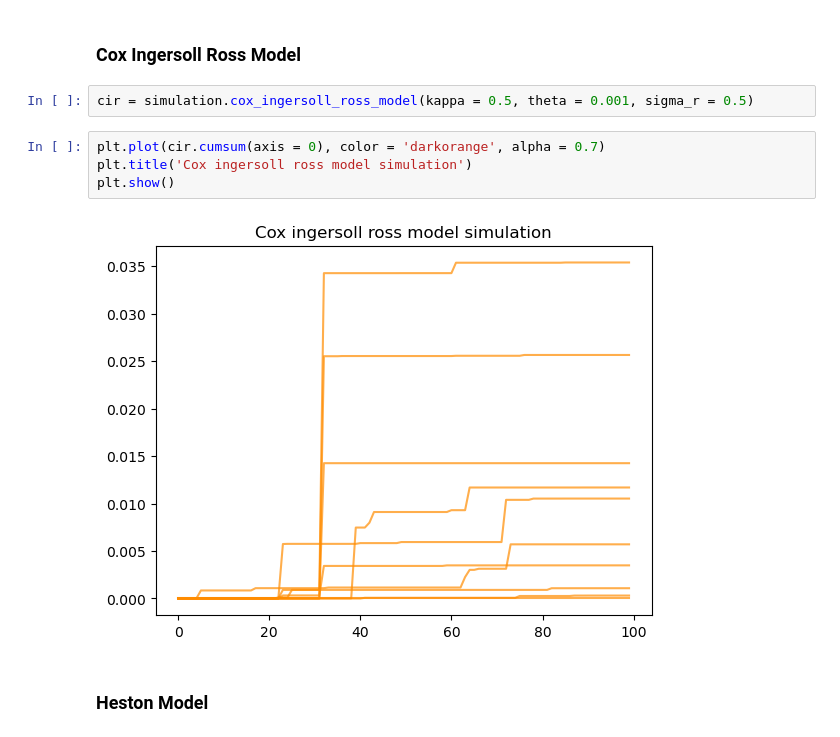
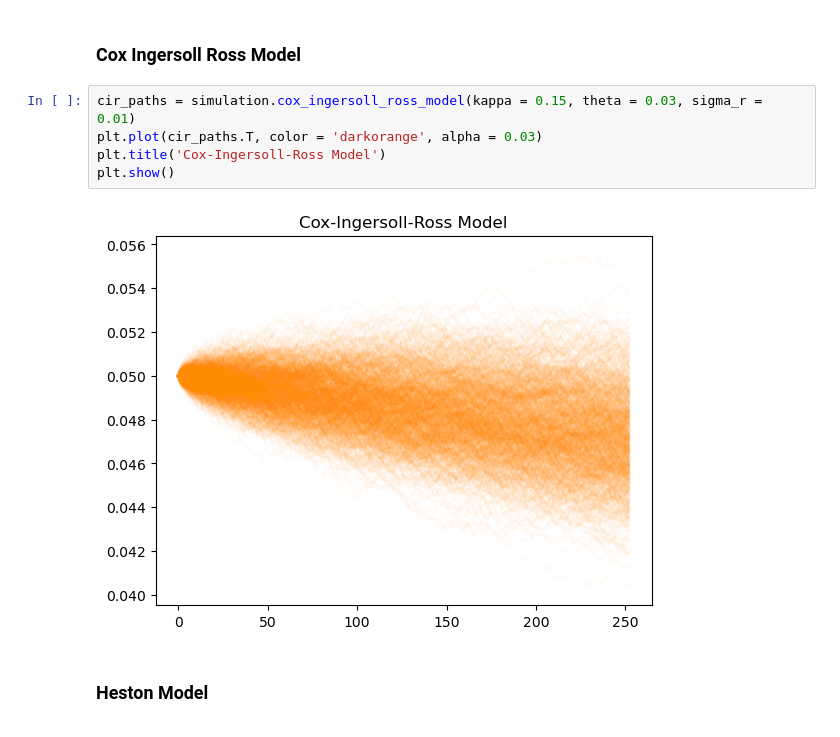
Before and after one commit to Tommylee1013/FinancialMachineLearning, a Jupyter notebook: Pricing/Stochastic Process.ipynb, the cells around one changed output. Cells and saved outputs as stored; diff of their text form.

```diff
--- a/Pricing/Stochastic Process.ipynb
+++ b/Pricing/Stochastic Process.ipynb
@@ -22,13 +28,12 @@ plt.show()
 # %% [markdown]
 ### Cox Ingersoll Ross Model
 # %%
-cir = simulation.cox_ingersoll_ross_model(kappa = 0.5, theta = 0.001, sigma_r = 0.5)
+cir_paths = simulation.cox_ingersoll_ross_model(kappa = 0.15, theta = 0.03, sigma_r = 0.01)
+plt.plot(cir_paths.T, color = 'darkorange', alpha = 0.03)
+plt.title('Cox-Ingersoll-Ross Model')
+plt.show()
+# %% [output]
+[figure, added]
-# %%
-plt.plot(cir.cumsum(axis = 0), color = 'darkorange', alpha = 0.7)
-plt.title('Cox ingersoll ross model simulation')
-plt.show()
-# %% [output]
-[figure, removed]
 # %% [markdown]
 ### Heston Model
 # %%
```
Also changed, not shown: parts of 13 cells of this notebook, 1 other file.
